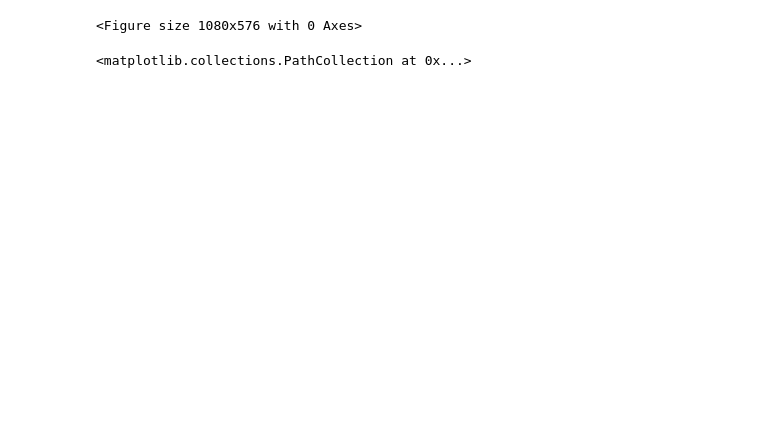
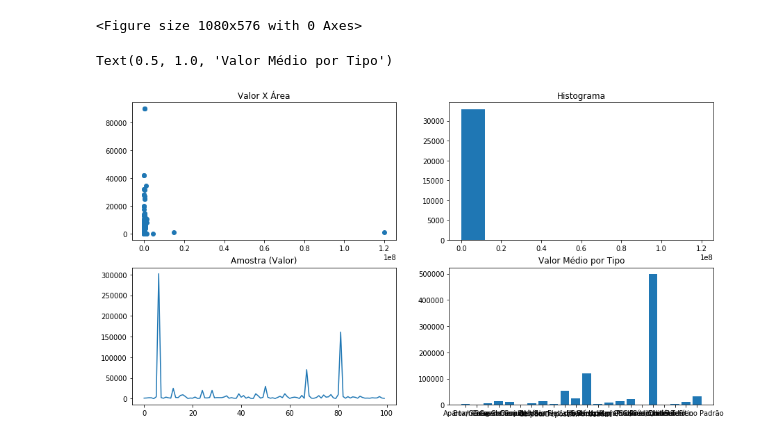
Before and after one commit to JuniorGunner/DataScience, a Jupyter notebook: Pandas/Pandas_Class09.ipynb, the cells around one changed output. Saved outputs shown, nothing was run; the diff lists cells and outputs as text; code cells hidden in the pictures; blank space fills up the shorter version.

```diff
--- a/Pandas/Pandas_Class09.ipynb
+++ b/Pandas/Pandas_Class09.ipynb
@@ -133,8 +133,26 @@ g1 = area.add_subplot(2, 2, 1)
 g2 = area.add_subplot(2, 2, 2)
 g3 = area.add_subplot(2, 2, 3)
 g4 = area.add_subplot(2, 2, 4)
-# %%
-g1.set_title('Valor X Área')
-g1.scatter(dados['Valor'], dados['Area'])
-# %% [output]
-<matplotlib.collections.PathCollection at 0x...>
+# %%
+g1.scatter(dados['Valor'], dados['Area'])
+g1.set_title('Valor X Área')
+
+g2.hist(dados.Valor)
+g2.set_title('Histograma')
+
+dados_g3 = dados.Valor.sample(100)
+dados_g3.index = range(dados_g3.shape[0])
+g3.plot(dados_g3)
+g3.set_title('Amostra (Valor)')
+
+grupo = dados.groupby('Tipo')['Valor']
+label = grupo.mean().index
+valores = grupo.mean().values
+g4.bar(label, valores)
+g4.set_title('Valor Médio por Tipo')
+# %% [output]
+Text(0.5, 1.0, 'Valor Médio por Tipo')
+# %%
+area
+# %% [output]
+[figure, added]
```
Also changed, not shown: parts of 1 cell of this notebook.
